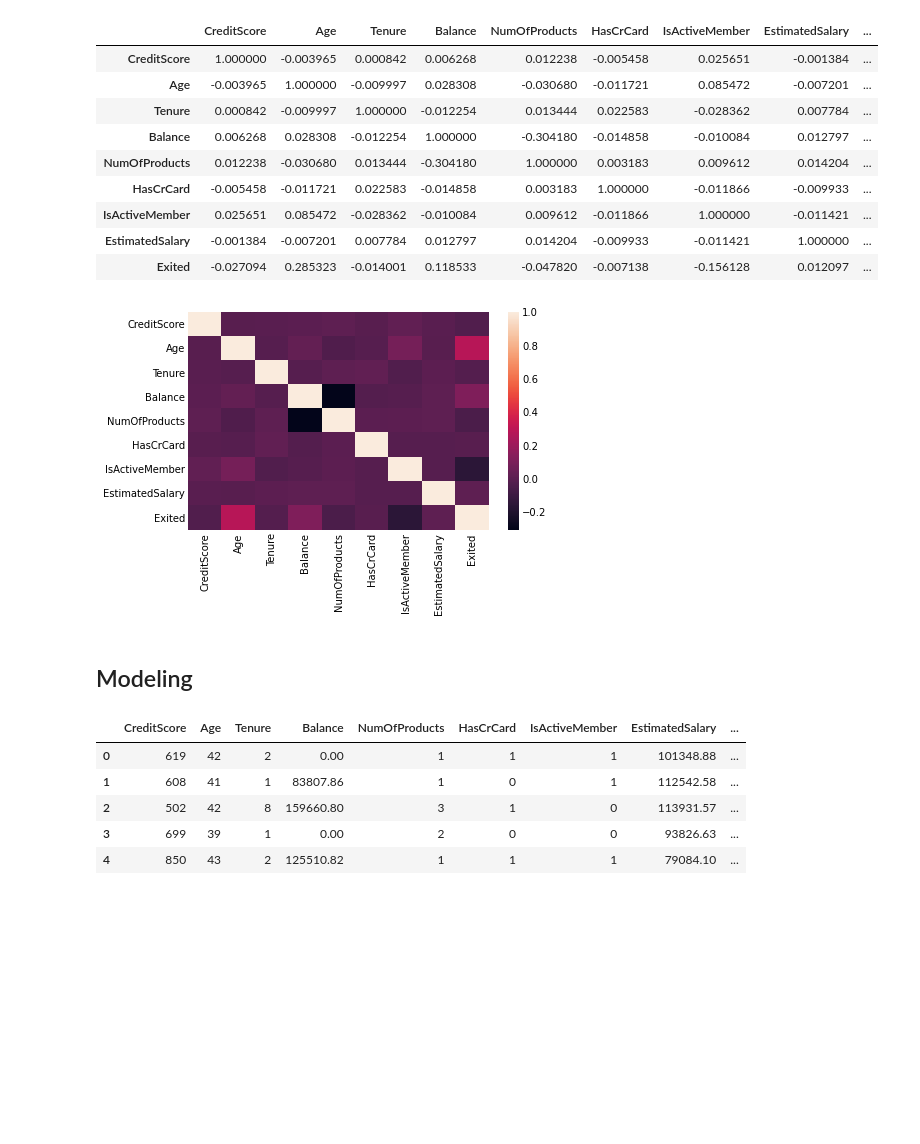
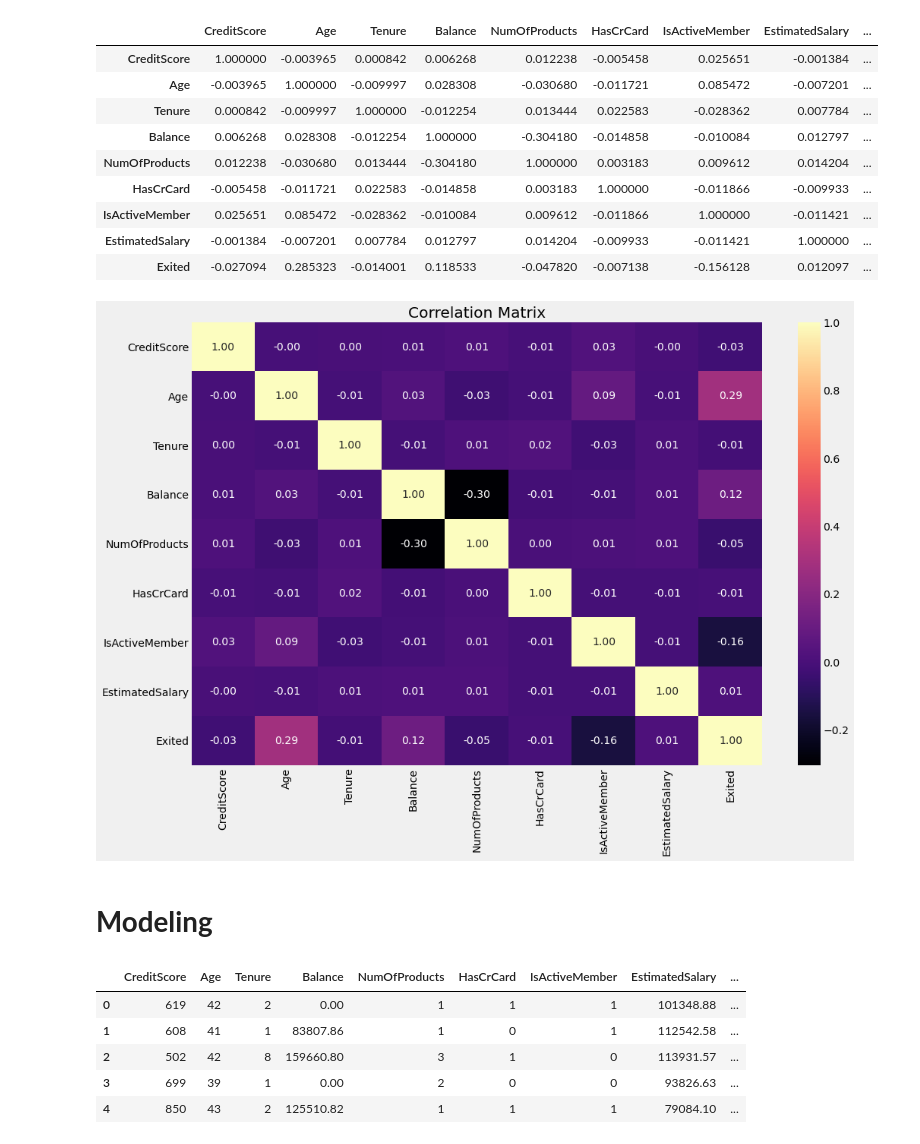
Before and after one commit to raaayden/GA_Project_Code_Challenge_3, a Jupyter notebook: project_final.ipynb, the cells around one changed output. Saved outputs shown, nothing was run; the diff lists cells and outputs as text; code cells hidden in the pictures; blank space fills up the shorter version.

```diff
--- a/project_final.ipynb
+++ b/project_final.ipynb
@@ -347,12 +358,15 @@ banking.corr()
 | IsActiveMember | 0.025651 | 0.085472 | -0.028362 | -0.010084 | 0.009612 | -0.011866 | 1.000000 | -0.011421 | ... |
 | EstimatedSalary | -0.001384 | -0.007201 | 0.007784 | 0.012797 | 0.014204 | -0.009933 | -0.011421 | 1.000000 | ... |
 | Exited | -0.027094 | 0.285323 | -0.014001 | 0.118533 | -0.047820 | -0.007138 | -0.156128 | 0.012097 | ... |
-# %%
-sns.heatmap(banking.corr());
-# %% [output]
-[figure, removed]
+# %%
+fig, arr = plt.subplots(figsize=(15,10))
+sns.heatmap(banking.corr(), annot=True, fmt=".2f", ax=arr, cmap = "magma")
+arr.set_title("Correlation Matrix")
+plt.show();
+# %% [output]
+[figure, added]
 # %% [markdown]
-## Modeling
+# **Modeling**
 # %%
 banking_dummy = pd.get_dummies(banking)
 banking_dummy.head()
```
Also changed, not shown: parts of 20 cells of this notebook, 1 other file.
